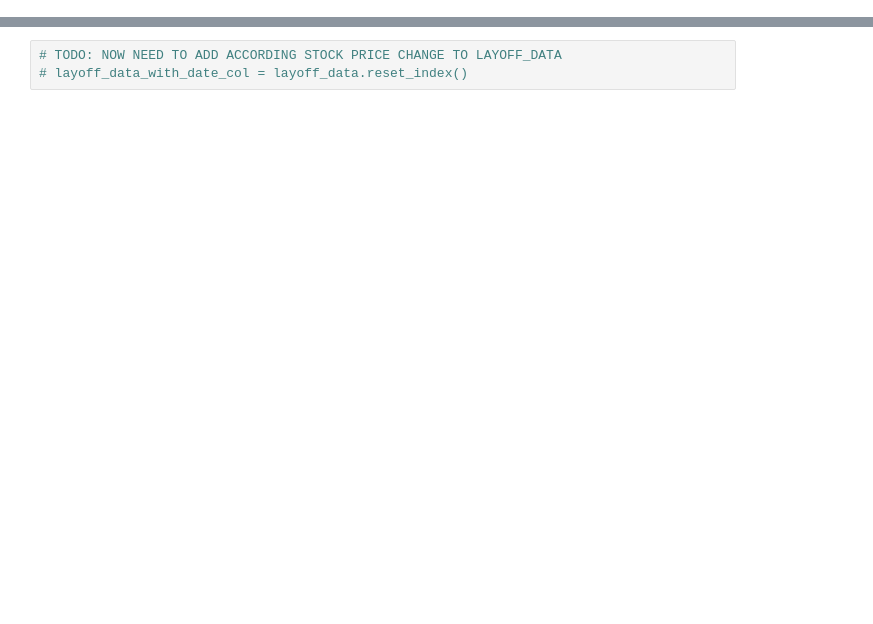
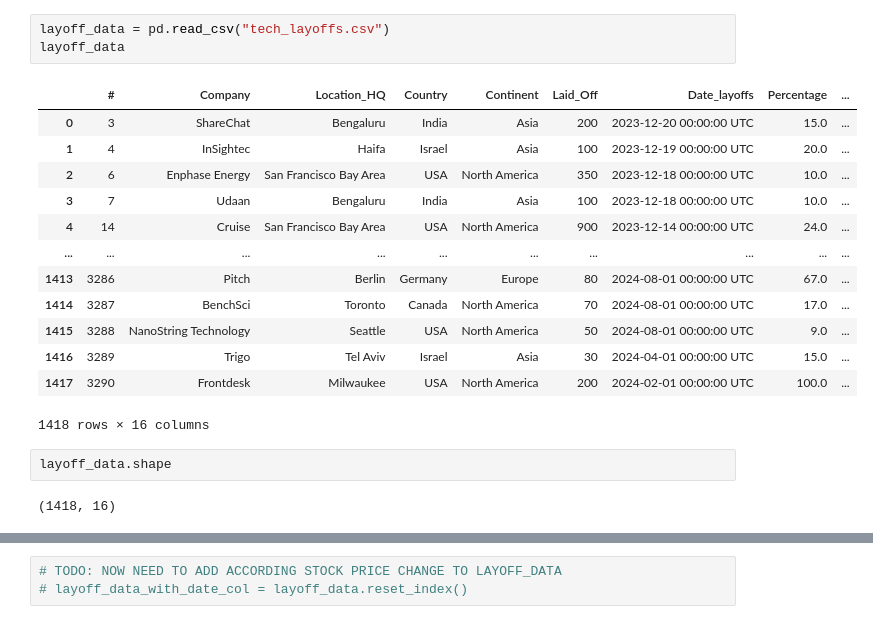
Before and after one commit to katulevskiy/tech_layoffs_ml, a Jupyter notebook: analyze_data.ipynb, the cells around one changed output, grey strips where cells are left out. Saved outputs shown, nothing was run; the diff lists cells and outputs as text; blank space fills up the shorter version.

Commit message:
Analyze data before preprocessing

```diff
--- a/analyze_data.ipynb
+++ b/analyze_data.ipynb
@@ -5,0 +20,21 @@ import matplotlib.pyplot as plt
+# %%
+layoff_data = pd.read_csv("tech_layoffs.csv")
+layoff_data
+# %% [output]
+|  | # | Company | Location_HQ | Country | Continent | Laid_Off | Date_layoffs | Percentage | ... |
+| 0 | 3 | ShareChat | Bengaluru | India | Asia | 200 | 2023-12-20 00:00:00 UTC | 15.0 | ... |
+| 1 | 4 | InSightec | Haifa | Israel | Asia | 100 | 2023-12-19 00:00:00 UTC | 20.0 | ... |
+| 2 | 6 | Enphase Energy | San Francisco Bay Area | USA | North America | 350 | 2023-12-18 00:00:00 UTC | 10.0 | ... |
+| 3 | 7 | Udaan | Bengaluru | India | Asia | 100 | 2023-12-18 00:00:00 UTC | 10.0 | ... |
+| 4 | 14 | Cruise | San Francisco Bay Area | USA | North America | 900 | 2023-12-14 00:00:00 UTC | 24.0 | ... |
+| ... | ... | ... | ... | ... | ... | ... | ... | ... | ... |
+| 1413 | 3286 | Pitch | Berlin | Germany | Europe | 80 | 2024-08-01 00:00:00 UTC | 67.0 | ... |
+| 1414 | 3287 | BenchSci | Toronto | Canada | North America | 70 | 2024-08-01 00:00:00 UTC | 17.0 | ... |
+| 1415 | 3288 | NanoString Technology | Seattle | USA | North America | 50 | 2024-08-01 00:00:00 UTC | 9.0 | ... |
+| 1416 | 3289 | Trigo | Tel Aviv | Israel | Asia | 30 | 2024-04-01 00:00:00 UTC | 15.0 | ... |
+| 1417 | 3290 | Frontdesk | Milwaukee | USA | North America | 200 | 2024-02-01 00:00:00 UTC | 100.0 | ... |
+1418 rows × 16 columns
+# %%
+layoff_data.shape
+# %% [output]
+(1418, 16)
```
Also changed, not shown: parts of 8 cells of this notebook.
